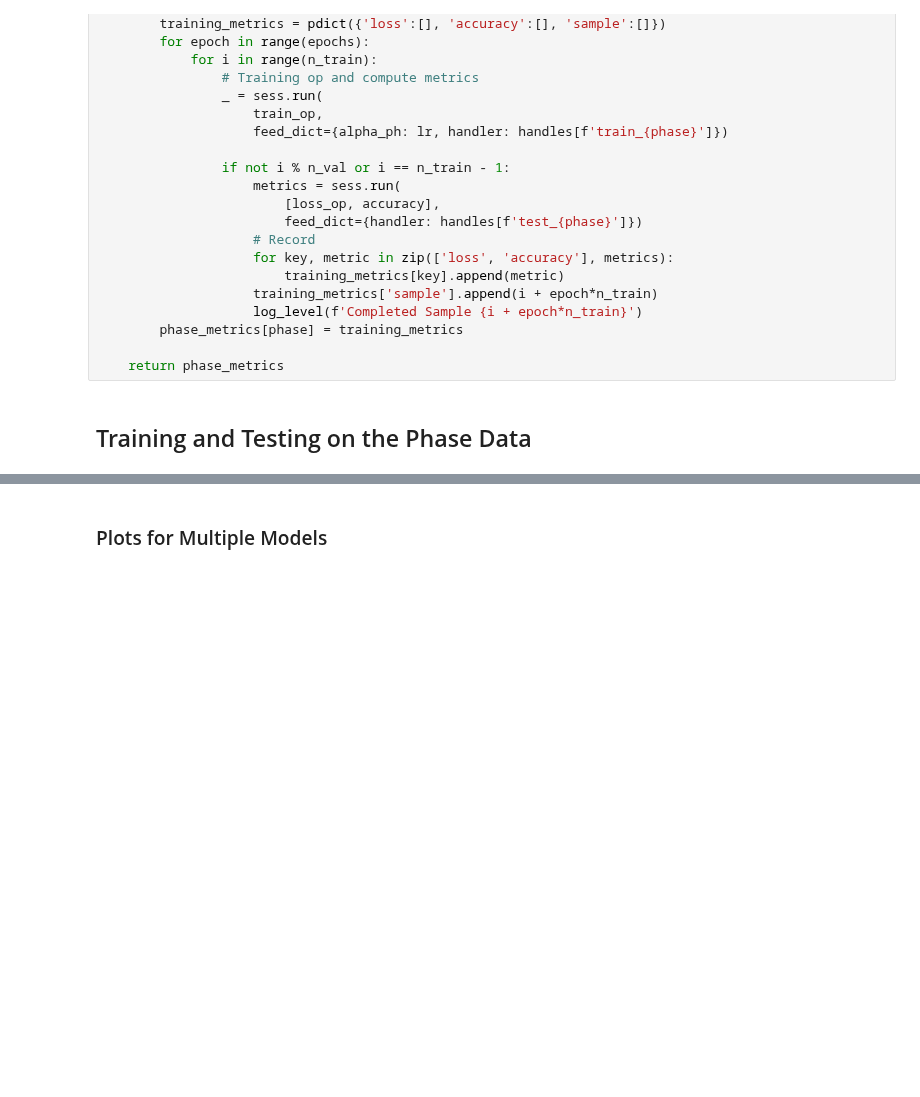
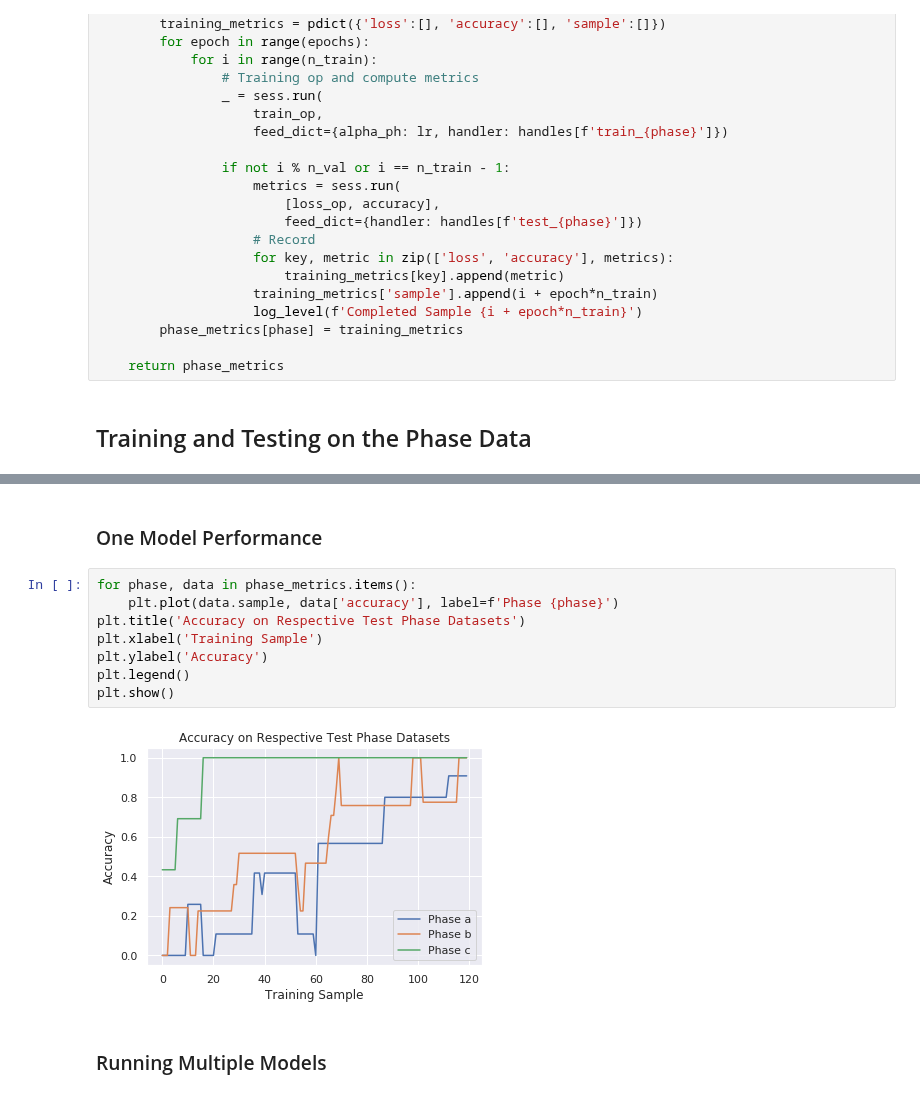
Before and after one commit to apra93/leabra-tf, a Jupyter notebook: docs/source/notebooks/0.8-Hierarchical-Learning.ipynb, the cells around one changed output, grey strips where cells are left out. Drawn from its saved outputs; the diff is of its cells as text; blank space fills up the shorter version.

```diff
--- a/docs/source/notebooks/0.8-Hierarchical-Learning.ipynb
+++ b/docs/source/notebooks/0.8-Hierarchical-Learning.ipynb
@@ -563,5 +558,17 @@ plt.show()
+# %% [markdown]
+### One Model Performance
+# %%
+for phase, data in phase_metrics.items():
+    plt.plot(data.sample, data['accuracy'], label=f'Phase {phase}')
+plt.title('Accuracy on Respective Test Phase Datasets')
+plt.xlabel('Training Sample')
+plt.ylabel('Accuracy')
+plt.legend()
+plt.show()
+# %% [output]
+[figure, added]
 # %% [markdown]
-### Plots for Multiple Models
+### Running Multiple Models
 # %%
 %%time
 N_MODELS = 50
```
Also changed, not shown: parts of 4 cells of this notebook.
